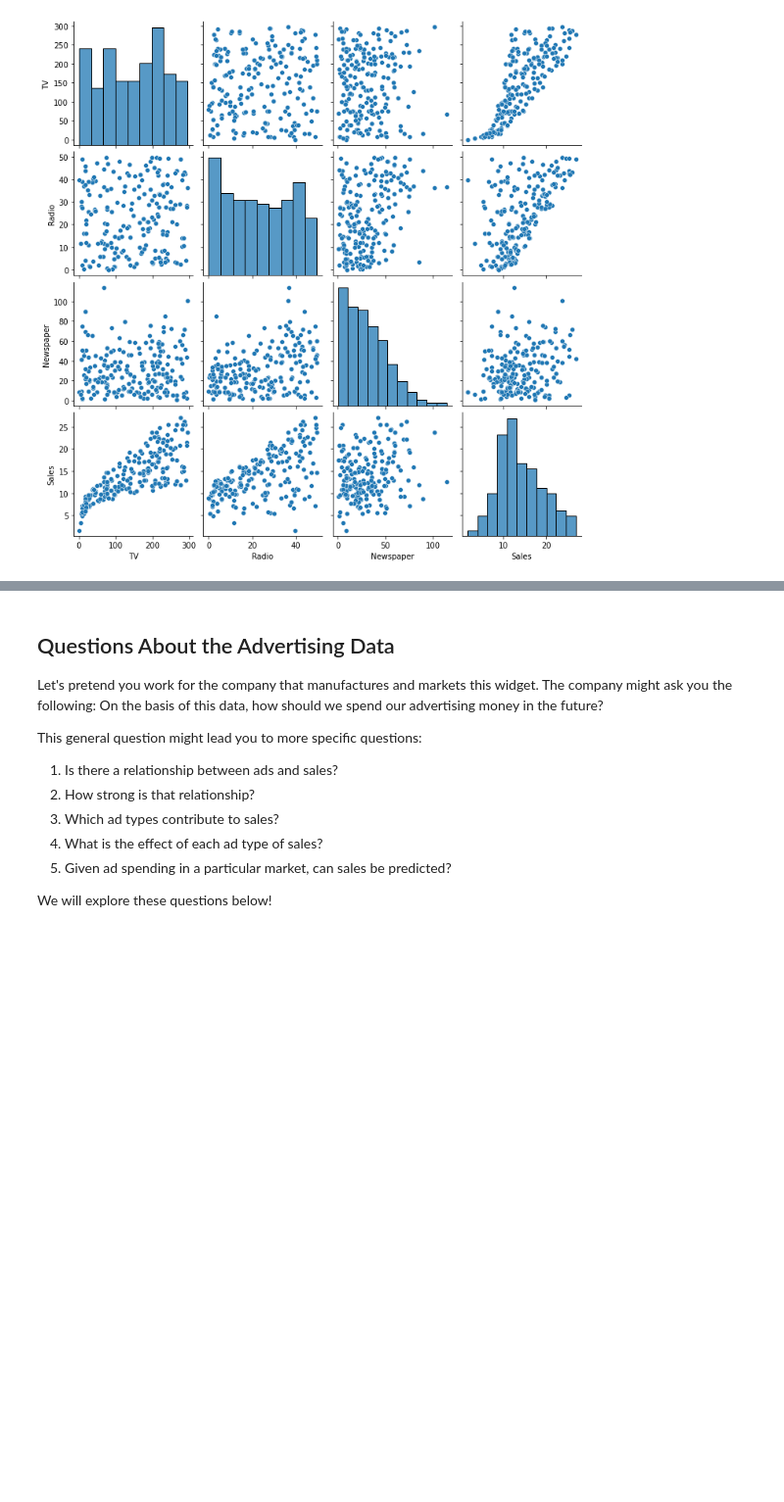
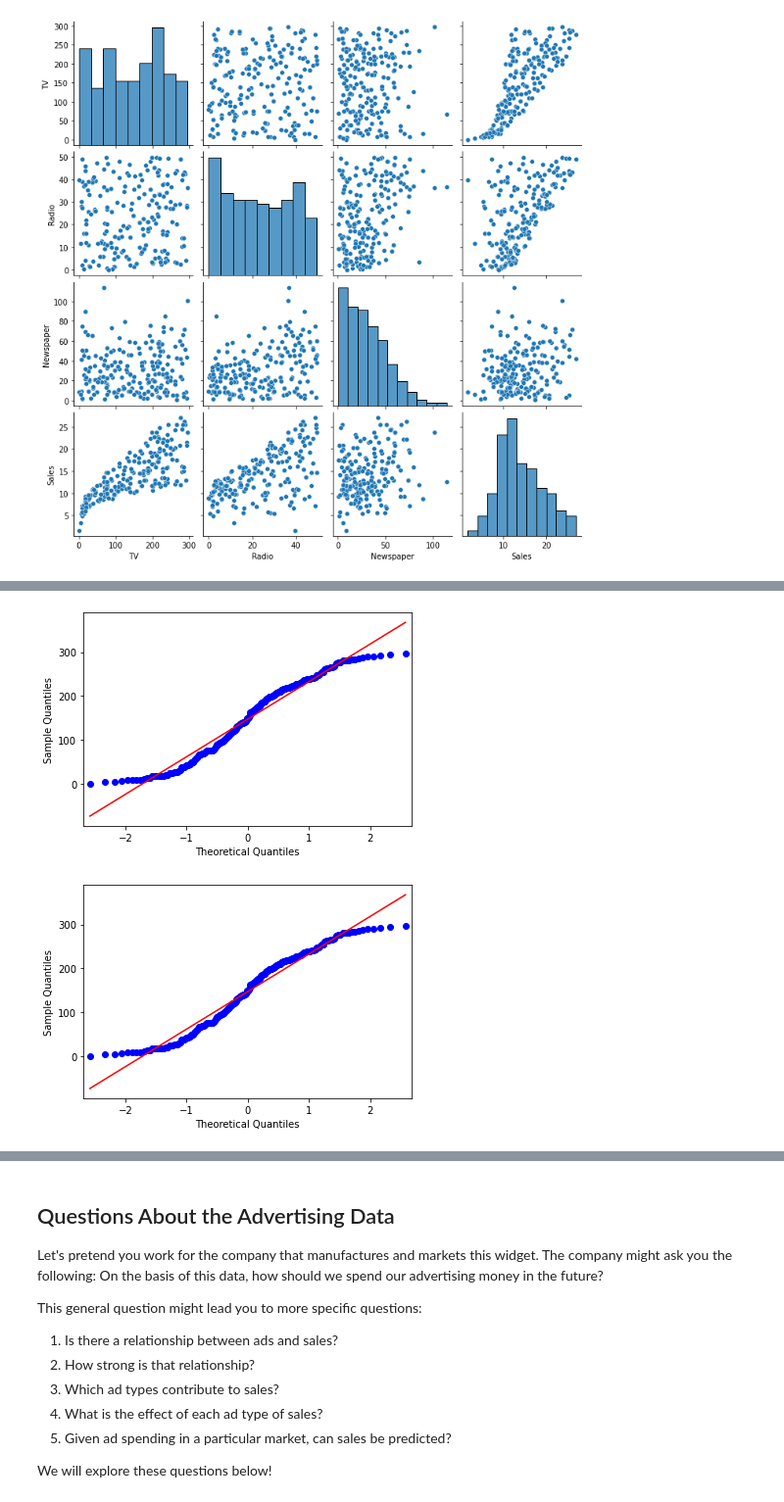
Before and after one commit to rahulg-infiswift/AnalyticsCourse, a Jupyter notebook: codes/6. linear_regression.ipynb, the cells around one changed output, grey strips where cells are left out. Shown at 98% size. Cells and saved outputs as stored; diff of their text form; code cells hidden in the pictures; blank space fills up the shorter version.

```diff
--- a/codes/6. linear_regression.ipynb
+++ b/codes/6. linear_regression.ipynb
@@ -71,0 +79,5 @@ sns.pairplot(data)
+# %%
+sm.qqplot(data.TV, line ='s')
+# %% [output]
+[figure, added]
+[figure, added]
```
Also changed, not shown: parts of 14 cells of this notebook, 27 other files.
